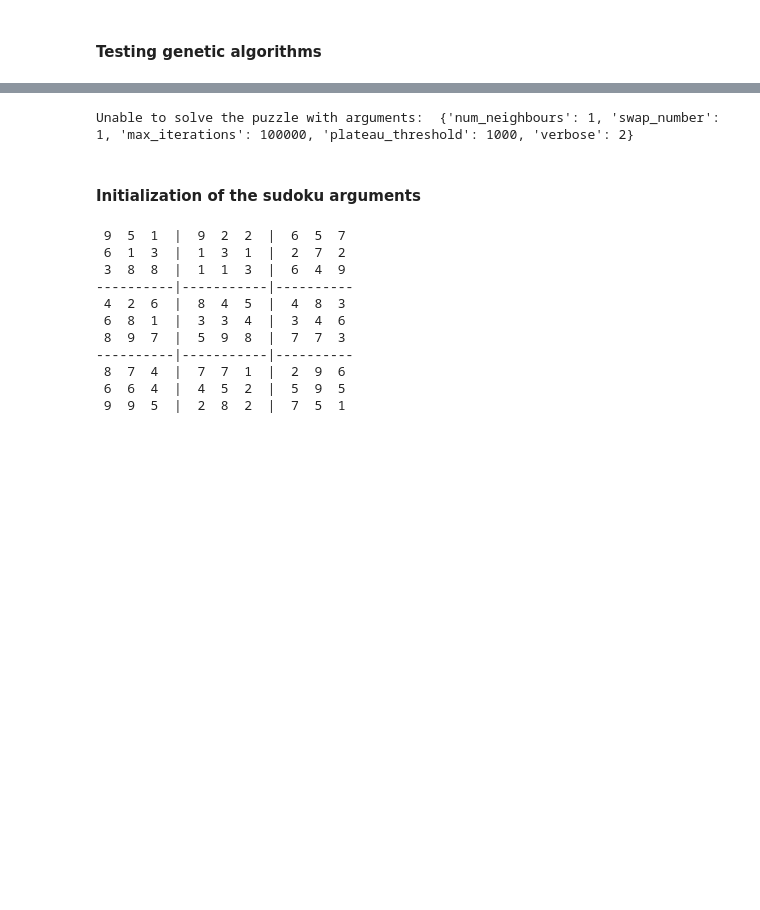
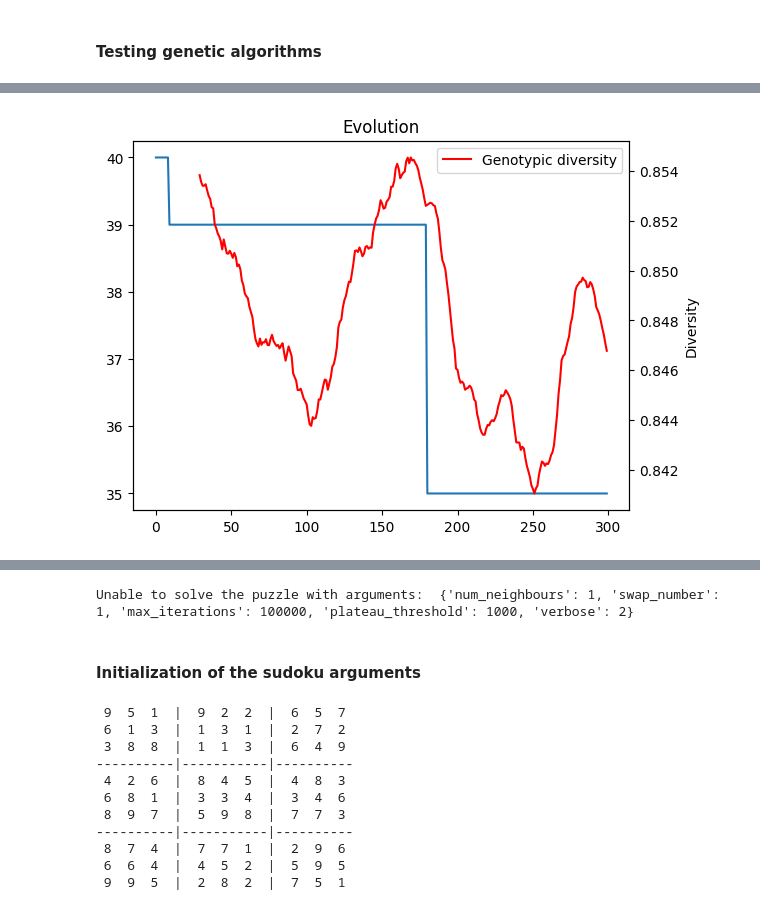
Before and after one commit to amarmate/CIFO24, a Jupyter notebook: test_funcs_mateus.ipynb, the cells around one changed output, grey strips where cells are left out. Drawn from its saved outputs; the diff is of its cells as text; code cells hidden in the pictures; blank space fills up the shorter version.

```diff
--- a/test_funcs_mateus.ipynb
+++ b/test_funcs_mateus.ipynb
@@ -48,0 +72,4 @@ array([0.6462585 , 0.57823129, 0.46258503, 0.44217687, 0.29931973,
+# %%
+population.plot_history(ma_smooth_ratio=0.1, genodiv=True)
+# %% [output]
+[figure, added]
```
Also changed, not shown: parts of 10 cells of this notebook, 1 other file.
